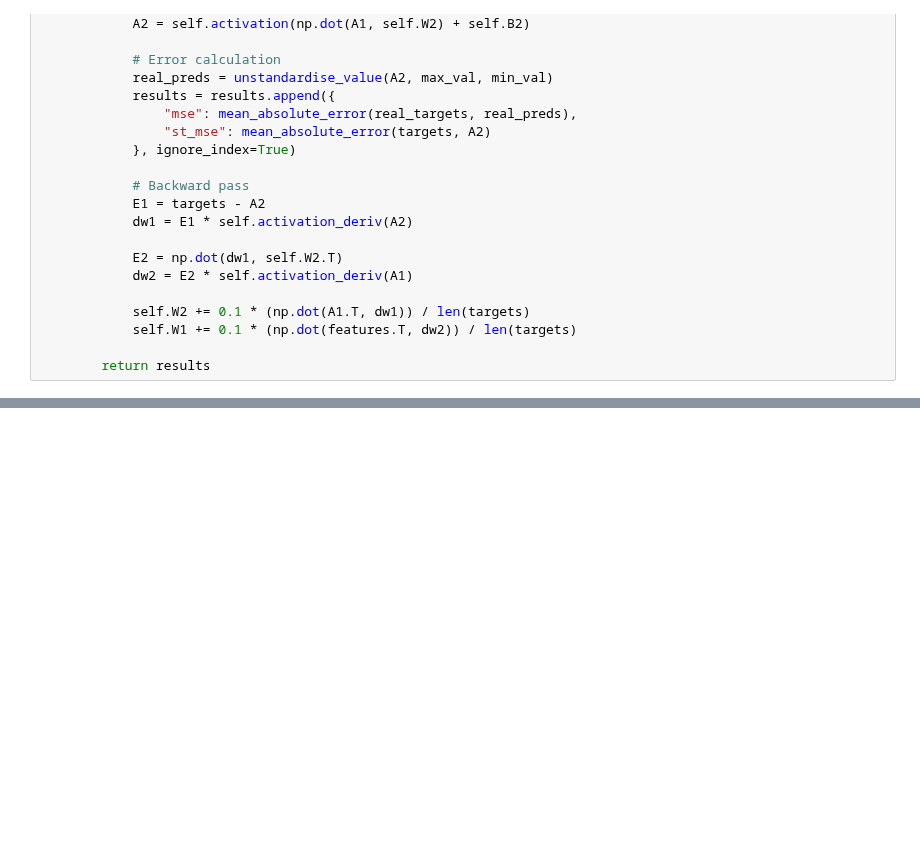
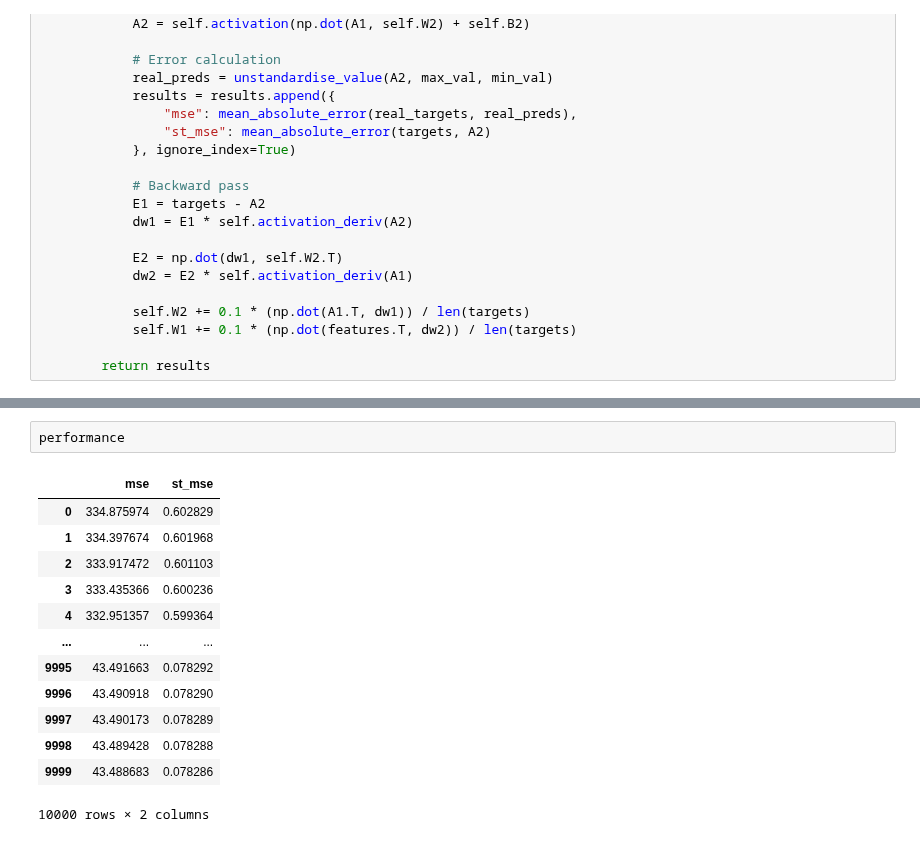
Before and after one commit to mhjp13/small-projects-ai, a Jupyter notebook: cob107/cw2/MLP-Models.ipynb, the cells around one changed output, grey strips where cells are left out. Saved outputs shown, nothing was run; the diff lists cells and outputs as text; blank space fills up the shorter version.

```diff
--- a/cob107/cw2/MLP-Models.ipynb
+++ b/cob107/cw2/MLP-Models.ipynb
@@ -258,0 +291,16 @@ array([[23.47],
+# %%
+performance
+# %% [output]
+|  | mse | st_mse |
+| 0 | 334.875974 | 0.602829 |
+| 1 | 334.397674 | 0.601968 |
+| 2 | 333.917472 | 0.601103 |
+| 3 | 333.435366 | 0.600236 |
+| 4 | 332.951357 | 0.599364 |
+| ... | ... | ... |
+| 9995 | 43.491663 | 0.078292 |
+| 9996 | 43.490918 | 0.078290 |
+| 9997 | 43.490173 | 0.078289 |
+| 9998 | 43.489428 | 0.078288 |
+| 9999 | 43.488683 | 0.078286 |
+10000 rows × 2 columns
```
Also changed, not shown: parts of 12 cells of this notebook.
